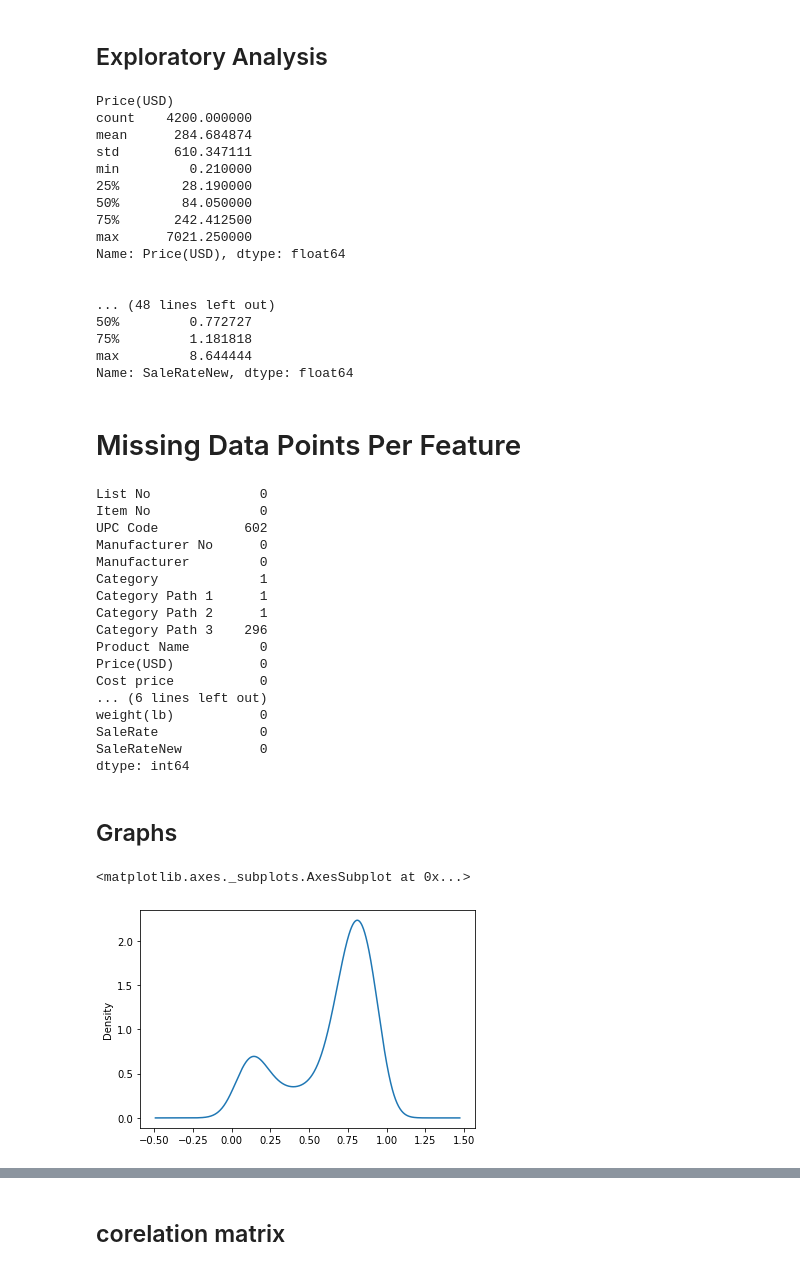
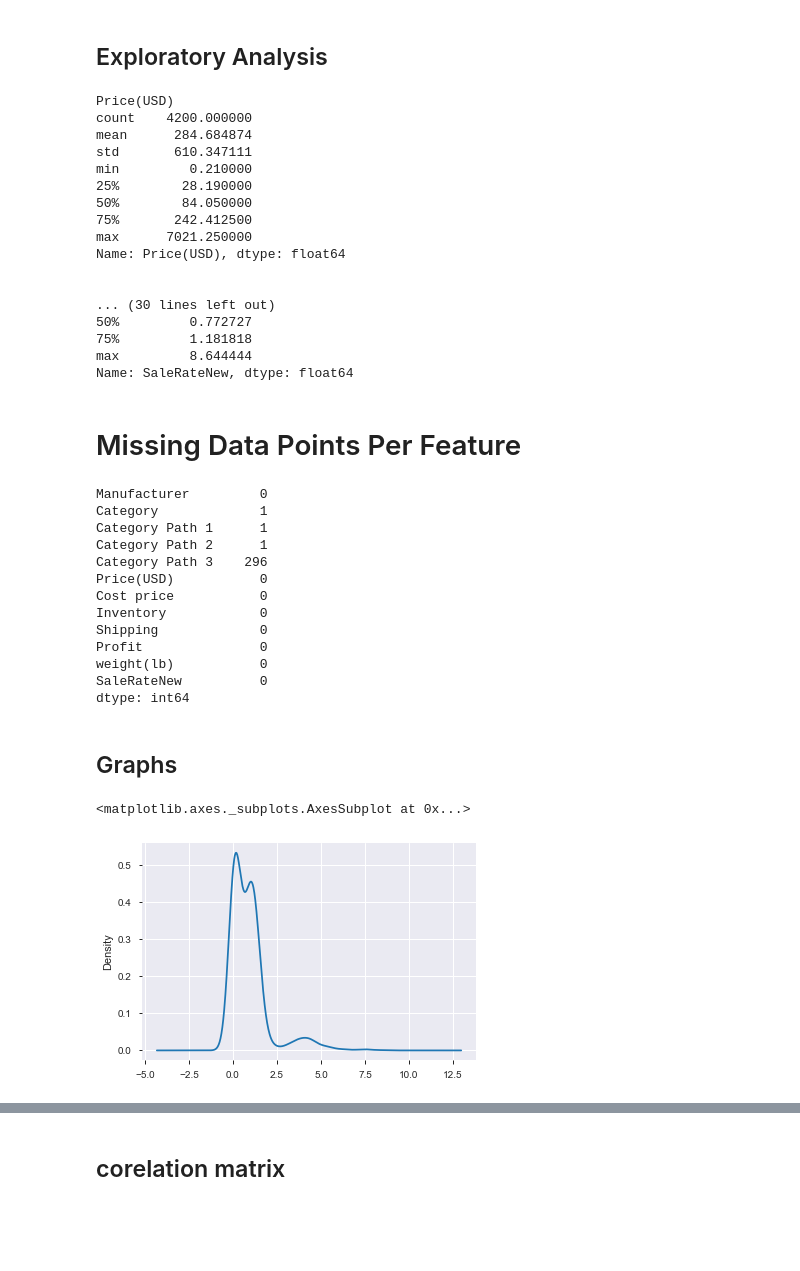
Before and after one commit to Shrikantsamarth/optimization-of-warehouses-by-implementation-of-machine-learning-methodologies, a Jupyter notebook: Thessis/Blowout Prediction.ipynb, the cells around one changed output, grey strips where cells are left out. Saved outputs shown, nothing was run; the diff lists cells and outputs as text; code cells hidden in the pictures; blank space fills up the shorter version.

```diff
--- a/Thessis/Blowout Prediction.ipynb
+++ b/Thessis/Blowout Prediction.ipynb
@@ -6,8 +6,10 @@
 import pandas as pd
 import pandas_profiling
 import numpy as np
-data = pd.read_csv('ML_1-6.csv')
+data = pd.read_csv('ML_datafile.csv')
 data.reset_index(drop=True, inplace=True)
+data = data.drop(['Item No', 'Manufacturer No', 'Product Name', 'Date', 'STOCK TYPE', 'In Stock', 'List No',
+                 'UPC Code', 'SaleRate'], axis=1)
 data.dtypes
 data.head(10)
 # %% [output]
@@ -37,7 +38,7 @@ def summerize_data(df, columns):
 
         print('\n')
 
-columns = ["Price(USD)", "Inventory", "In Stock", "weight(lb)", "SaleRate", "SaleRateNew"]
+columns = ["Price(USD)", "Inventory", "weight(lb)", "SaleRateNew"]
 summerize_data(data, columns)
 # %% [output]
 Price(USD)
@@ -52,7 +53,7 @@ max      7021.250000
 Name: Price(USD), dtype: float64
 
 
-... (48 lines left out)
+... (30 lines left out)
 50%         0.772727
 75%         1.181818
 max         8.644444
@@ -62,21 +63,17 @@ Name: SaleRateNew, dtype: float64
 # %%
 data.isnull().sum()
 # %% [output]
-List No              0
-Item No              0
-UPC Code           602
-Manufacturer No      0
 Manufacturer         0
 Category             1
 Category Path 1      1
 Category Path 2      1
 Category Path 3    296
-Product Name         0
 Price(USD)           0
 Cost price           0
-... (6 lines left out)
+Inventory            0
+Shipping             0
+Profit               0
 weight(lb)           0
-SaleRate             0
 SaleRateNew          0
 dtype: int64
 # %% [markdown]
@@ -87,10 +84,10 @@ from scipy.stats import norm
 # if using a Jupyter notebook, inlcude:
 %matplotlib inline
 # %%
-data["SaleRate"].plot.kde(bw_method=0.3)
+data["SaleRateNew"].plot.kde(bw_method=0.3)
 # %% [output]
 <matplotlib.axes._subplots.AxesSubplot at 0x...>
-[figure, old version]
+[figure, new version]
 # %%
 data["SaleRateNew"].plot.kde(bw_method=0.1)
 # %% [output]
```
Also changed, not shown: parts of 23 cells of this notebook.
